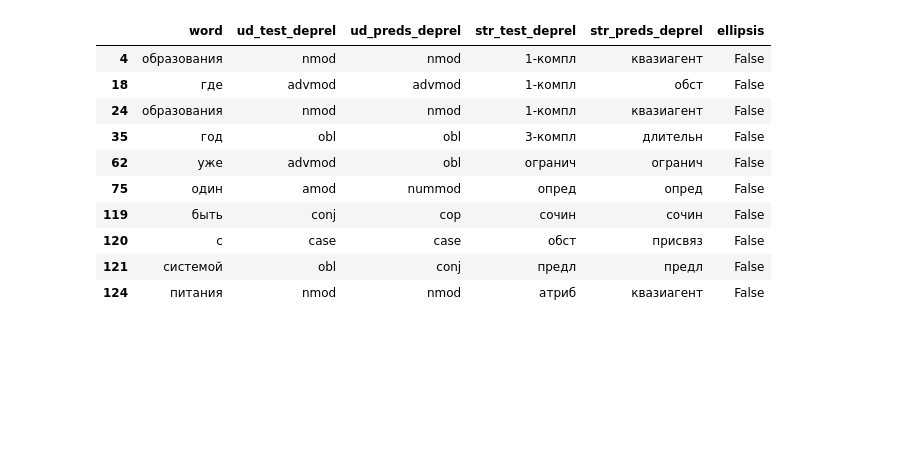
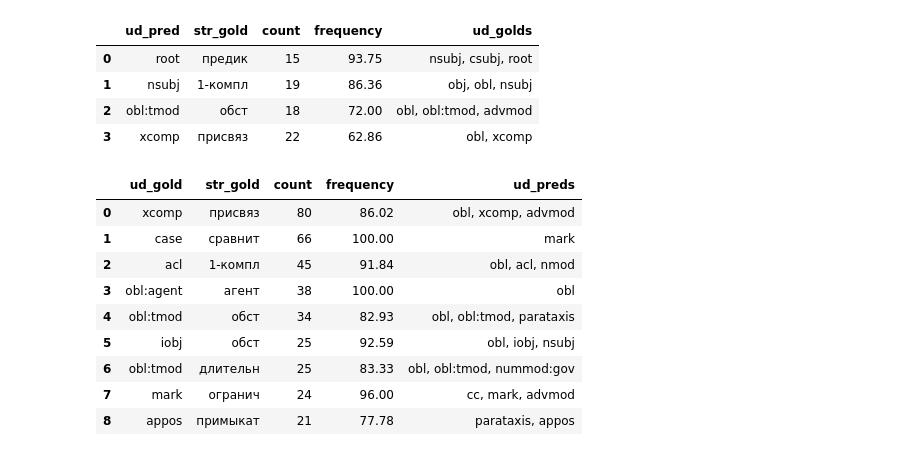
Before and after one commit to Danitim/SynTagRus-UD-Comparison, a Jupyter notebook: analysis.ipynb, the cells around one changed output. Drawn from its saved outputs; the diff is of its cells as text; code cells hidden in the pictures; blank space fills up the shorter version.

```diff
--- a/analysis.ipynb
+++ b/analysis.ipynb
@@ -29,19 +31,59 @@ data.head(10)
-# %%
-heads = data[['word', 'ud_test_head', 'ud_preds_head', 'str_test_head', 'str_preds_head', 'ellipsis']]
-heads = heads[(heads['ud_test_head'] != heads['ud_preds_head']) | (heads['str_test_head'] != heads['str_preds_head'])]
-
-deprels = data[['word', 'ud_test_deprel', 'ud_preds_deprel', 'str_test_deprel', 'str_preds_deprel', 'ellipsis']]
-deprels = deprels[(deprels['ud_test_deprel'] != deprels['ud_preds_deprel']) | (deprels['str_test_deprel'] != deprels['str_preds_deprel'])]
-deprels.head(10)
-# %% [output]
-|  | word | ud_test_deprel | ud_preds_deprel | str_test_deprel | str_preds_deprel | ellipsis |
-| 4 | образования | nmod | nmod | 1-компл | квазиагент | False |
-| 18 | где | advmod | advmod | 1-компл | обст | False |
-| 24 | образования | nmod | nmod | 1-компл | квазиагент | False |
-| 35 | год | obl | obl | 3-компл | длительн | False |
-| 62 | уже | advmod | obl | огранич | огранич | False |
-| 75 | один | amod | nummod | опред | опред | False |
-| 119 | быть | conj | cop | сочин | сочин | False |
-| 120 | с | case | case | обст | присвяз | False |
-| 121 | системой | obl | conj | предл | предл | False |
-| 124 | питания | nmod | nmod | атриб | квазиагент | False |
+# %%
+heads = data.drop(columns=['ud_test_deprel', 'ud_preds_deprel', 'str_test_deprel', 'str_preds_deprel'])
+
+deprels = data.drop(columns=['ud_test_head', 'ud_preds_head', 'str_test_head', 'str_preds_head'])
+deprels = deprels.rename(columns={'ud_test_deprel': 'ud_test', 'ud_preds_deprel': 'ud_pred', 'str_test_deprel': 'str_test', 'str_preds_deprel': 'str_pred'})
+# %%
+# Create dataframe where ud was wrong but str was correct
+mismatches = deprels[(deprels['ud_test'] != deprels['ud_pred']) & (deprels['str_test'] == deprels['str_pred'])]
+all = deprels[deprels['str_test'] == deprels['str_pred']]
+# %%
+# Calculate the most frequent mismatches in dependency relations relative to the predcitions
+mismatch_count = mismatches.groupby(['ud_pred', 'str_test']).size().reset_index(name='count')
+all_count = all.groupby(['ud_pred', 'str_test']).size().reset_index(name='count')
+
+preds_count = pd.merge(mismatch_count, all_count, on=['ud_pred', 'str_test'], suffixes=('_mismatch', '_all'))
+preds_count['frequency'] = (preds_count['count_mismatch'] / preds_count['count_all'] * 100).round(decimals=2)
+preds_count = preds_count.drop(columns=['count_all']).rename(columns={'count_mismatch': 'count'})
+
+preds_count = preds_count[(preds_count['count'] > 10) & (preds_count['frequency'] > 50)] # count and frequency thresholds
+preds_count = preds_count.sort_values(['frequency', 'count'], ascending=[False, False]).reset_index(drop=True)
+
+preds_count['ud_golds'] = preds_count.apply(lambda row: deprels[(deprels['ud_pred'] == row['ud_pred']) & (deprels['str_test'] == row['str_test'])]['ud_test'].value_counts().index[:3].tolist(), axis=1)
+preds_count['ud_golds'] = preds_count['ud_golds'].apply(lambda x: ',   '.join(x))
+preds_count = preds_count.rename(columns={'str_test': 'str_gold'})
+
+preds_count.head(15)
+# %% [output]
+|  | ud_pred | str_gold | count | frequency | ud_golds |
+| 0 | root | предик | 15 | 93.75 | nsubj, csubj, root |
+| 1 | nsubj | 1-компл | 19 | 86.36 | obj, obl, nsubj |
+| 2 | obl:tmod | обст | 18 | 72.00 | obl, obl:tmod, advmod |
+| 3 | xcomp | присвяз | 22 | 62.86 | obl, xcomp |
+# %%
+# Calculate the most frequent mismatches in dependency relations relative to the gold standard
+mismatch_count = mismatches.groupby(['ud_test', 'str_test']).size().reset_index(name='count')
+all_count = all.groupby(['ud_test', 'str_test']).size().reset_index(name='count')
+
+gold_count = pd.merge(mismatch_count, all_count, on=['ud_test', 'str_test'], suffixes=('_mismatch', '_all'))
+gold_count['frequency'] = (gold_count['count_mismatch'] / gold_count['count_all'] * 100).round(decimals=2)
+gold_count = gold_count.drop(columns=['count_all']).rename(columns={'count_mismatch': 'count'})
+
+gold_count = gold_count[(gold_count['count'] > 20) & (gold_count['frequency'] > 50)] # count and frequency thresholds
+gold_count = gold_count.sort_values(['count', 'frequency'], ascending=[False, False]).reset_index(drop=True)
+# Add column with three most probable ud_test_deprel standarts (not including predicted) for this ud_preds_deprel and str_test_deprel
+gold_count['ud_preds'] = gold_count.apply(lambda row: deprels[(deprels['ud_test'] == row['ud_test']) & (deprels['str_test'] == row['str_test'])]['ud_pred'].value_counts().index[:3].tolist(), axis=1)
+gold_count['ud_preds'] = gold_count['ud_preds'].apply(lambda x: ',   '.join(x))
+gold_count = gold_count.rename(columns={'ud_test': 'ud_gold', 'str_test': 'str_gold'})
+gold_count.head(15)
+# %% [output]
+|  | ud_gold | str_gold | count | frequency | ud_preds |
+| 0 | xcomp | присвяз | 80 | 86.02 | obl, xcomp, advmod |
+| 1 | case | сравнит | 66 | 100.00 | mark |
+| 2 | acl | 1-компл | 45 | 91.84 | obl, acl, nmod |
+| 3 | obl:agent | агент | 38 | 100.00 | obl |
+| 4 | obl:tmod | обст | 34 | 82.93 | obl, obl:tmod, parataxis |
+| 5 | iobj | обст | 25 | 92.59 | obl, iobj, nsubj |
+| 6 | obl:tmod | длительн | 25 | 83.33 | obl, obl:tmod, nummod:gov |
+| 7 | mark | огранич | 24 | 96.00 | cc, mark, advmod |
+| 8 | appos | примыкат | 21 | 77.78 | parataxis, appos |
```
Also changed, not shown: parts of 13 cells of this notebook, 6 other files.
